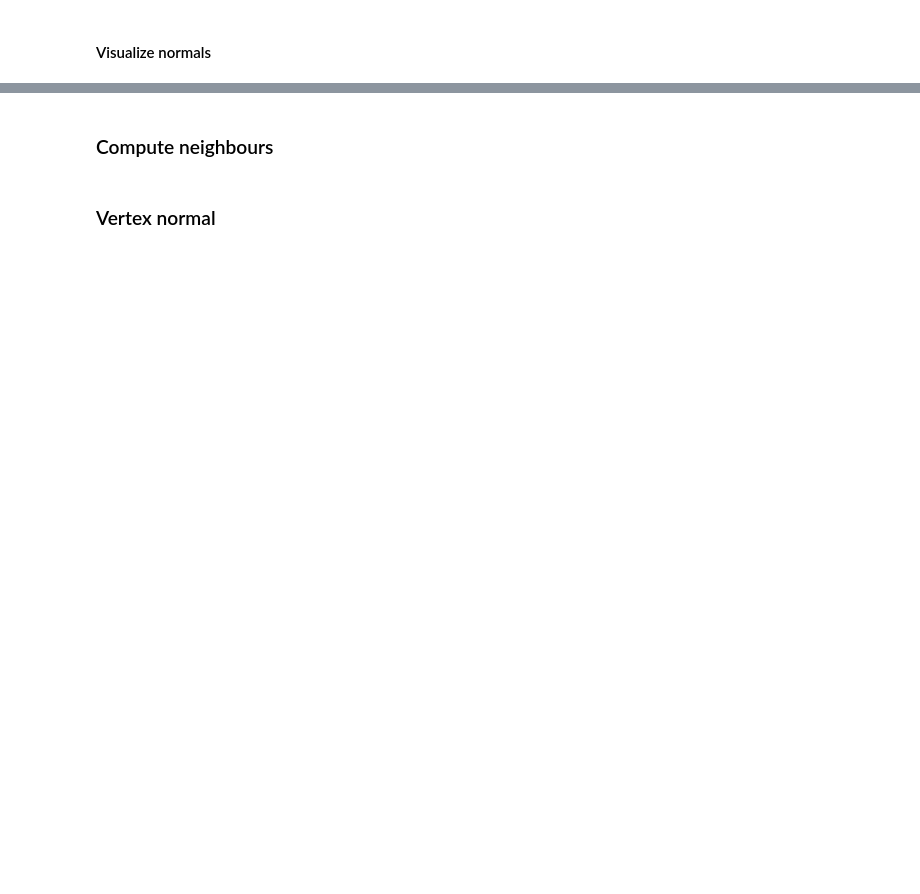
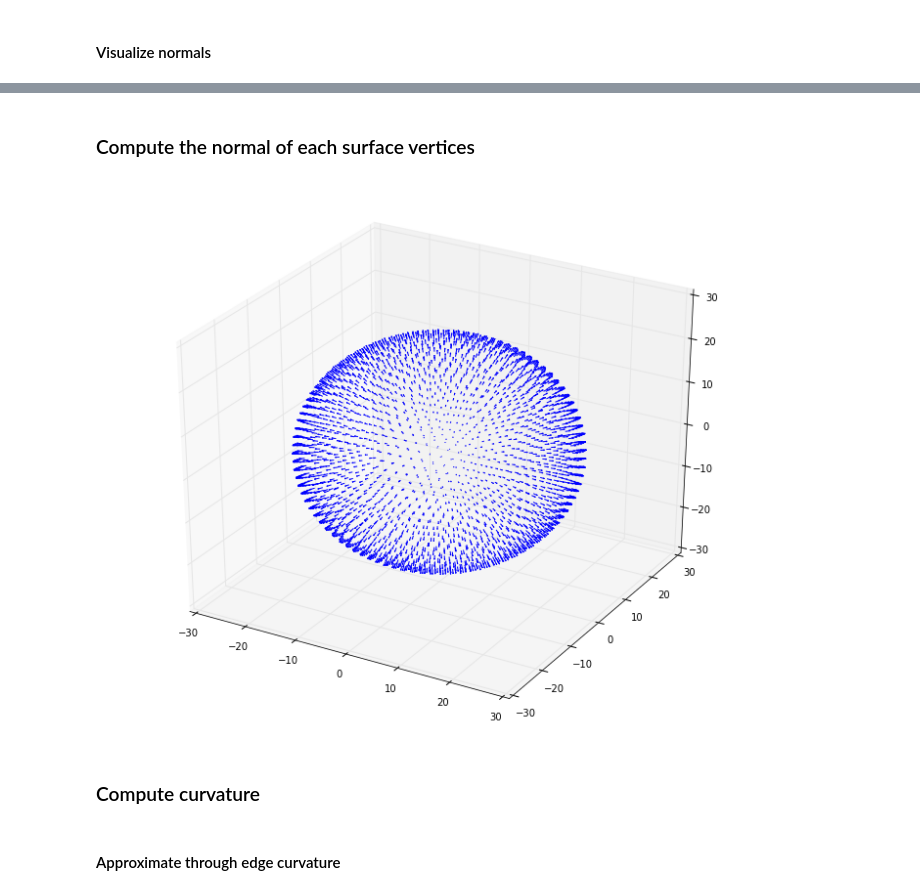
Before and after one commit to dnkrtz/hexmachina, a Jupyter notebook: notebooks/AllHex_Dery.ipynb, the cells around one changed output, grey strips where cells are left out. Cells and saved outputs as stored; diff of their text form; code cells hidden in the pictures; blank space fills up the shorter version.

```diff
--- a/notebooks/AllHex_Dery.ipynb
+++ b/notebooks/AllHex_Dery.ipynb
@@ -89,2 +91,36 @@ plt.show()
+# %%
+# Get neighbours
+dedup_vertices = set(list(np.concatenate(surface_faces)))
+surrounding_faces = {}
+for i, v in enumerate(dedup_vertices):
+    surrounding_faces[v] = list(filter(lambda f: f[1][0] == v or f[1][1] == v or f[1][2] == v, zip(range(0, len(surface_faces)), surface_faces)))
+# %% [markdown]
+### Compute the normal of each surface vertices
+# %%
+from numpy import vstack
+
+def get_vertex_norm(face):
+    return vstack([face_normals[ind] for ind, f in faces]).mean(axis=0)
+
+v_norms = {}
+for i, v in enumerate(dedup_vertices):
+    faces = surrounding_faces[v]
+    v_norms[v] = get_vertex_norm(faces)
+# %%
+from mpl_toolkits.mplot3d import proj3d
+import mpl_toolkits.mplot3d as a3
+from mpl_toolkits.mplot3d import Axes3D
+import matplotlib.pyplot as plt
+
+fig = plt.figure(num=None, figsize=(12, 10), dpi=80)
+ax = fig.add_subplot(111, projection='3d')
+
+for i in dedup_vertices:
+    i = int(i)
+    ax.quiver(tet_mesh.points[i][0], tet_mesh.points[i][1], tet_mesh.points[i][2], v_norms[i][0], v_norms[i][1], v_norms[i][2])
+
+plt.show()
+# %% [output]
+[figure, added]
 # %% [markdown]
-### Compute neighbours
+### Compute curvature
@@ -97,2 +126,0 @@ for i, v in enumerate(dedup_vertices):
-# %% [markdown]
-### Vertex normal
@@ -108,0 +127,2 @@ for i, v in enumerate(dedup_vertices):
+# %% [markdown]
+#### Approximate through edge curvature
```
Also changed, not shown: parts of 11 cells of this notebook.
